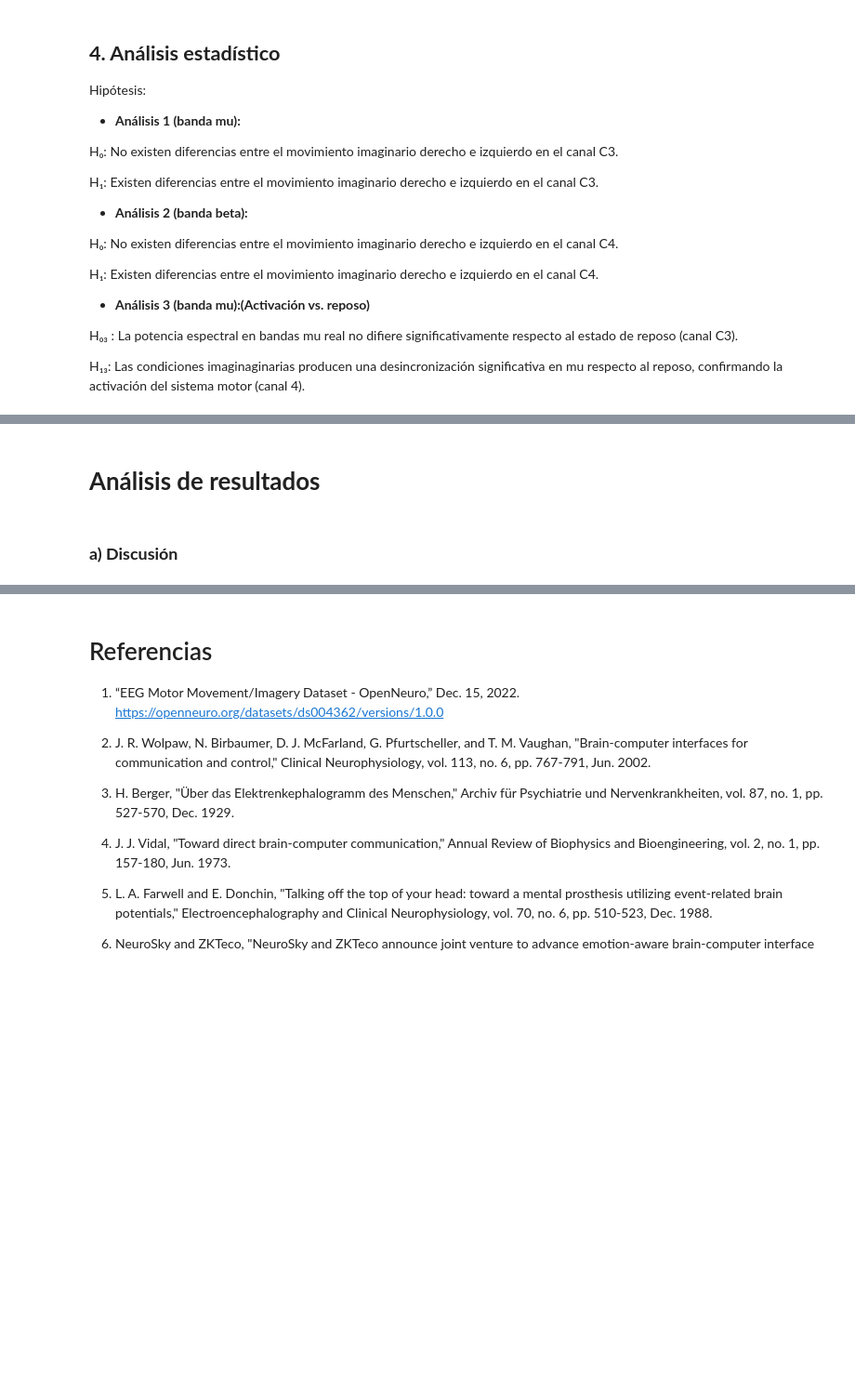
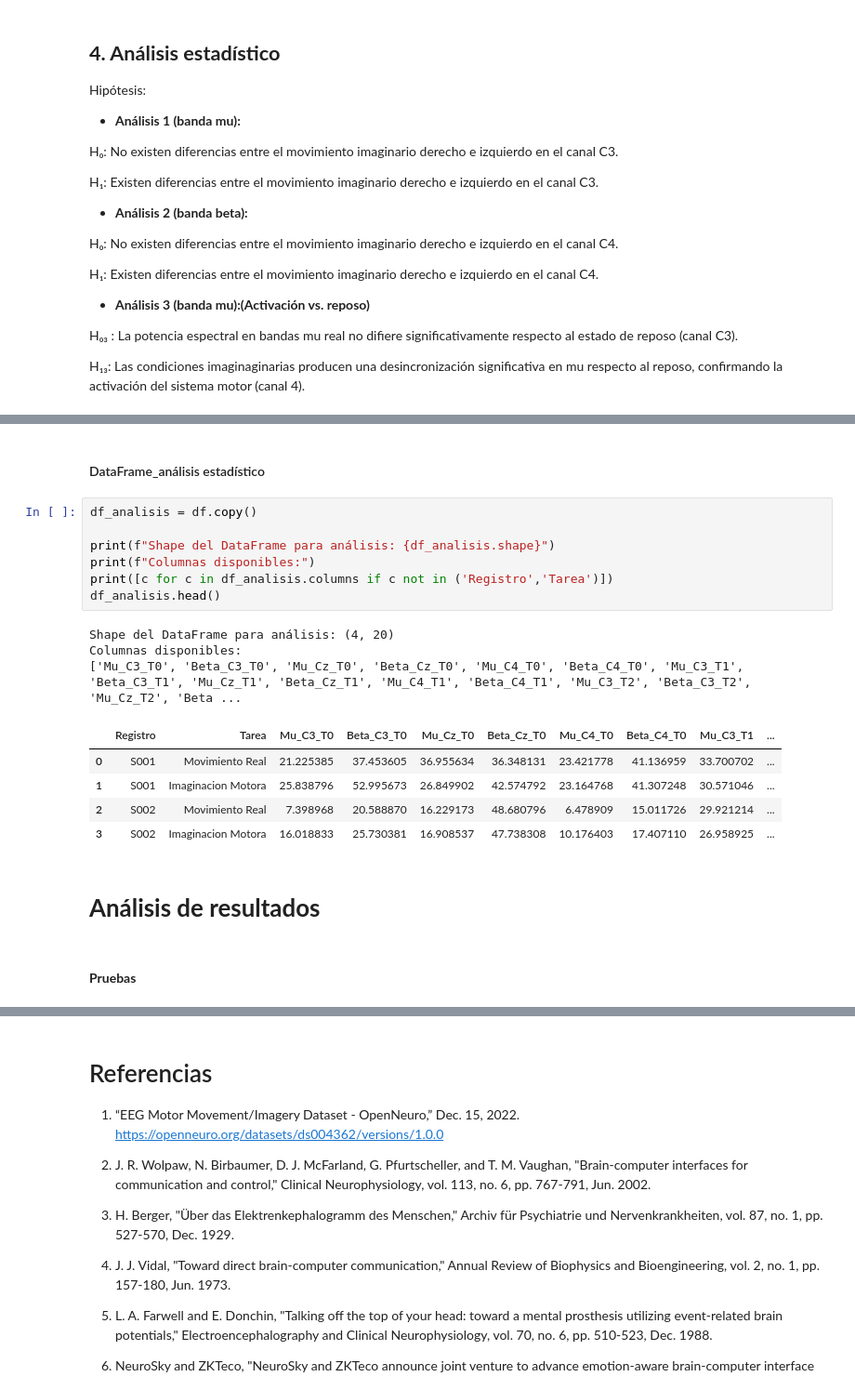
Before and after one commit to CamilaMontiel2510/PROYECTO_EEG_BCI_1, a Jupyter notebook: PROYECTO_1_BCI.ipynb, the cells around one changed output, grey strips where cells are left out. Shown at 93% size. Cells and saved outputs as stored; diff of their text form; blank space fills up the shorter version.

```diff
--- a/PROYECTO_1_BCI.ipynb
+++ b/PROYECTO_1_BCI.ipynb
@@ -1511,4 +1645,23 @@ H₁₃: Las condiciones imaginaginarias producen una desincronización signific
+# %% [markdown]
+#### DataFrame_análisis estadístico
+# %%
+df_analisis = df.copy()
+
+print(f"Shape del DataFrame para análisis: {df_analisis.shape}")
+print(f"Columnas disponibles:")
+print([c for c in df_analisis.columns if c not in ('Registro','Tarea')])
+df_analisis.head()
+# %% [output]
+Shape del DataFrame para análisis: (4, 20)
+Columnas disponibles:
+['Mu_C3_T0', 'Beta_C3_T0', 'Mu_Cz_T0', 'Beta_Cz_T0', 'Mu_C4_T0', 'Beta_C4_T0', 'Mu_C3_T1', 'Beta_C3_T1', 'Mu_Cz_T1', 'Beta_Cz_T1', 'Mu_C4_T1', 'Beta_C4_T1', 'Mu_C3_T2', 'Beta_C3_T2', 'Mu_Cz_T2', 'Beta ...
+|  | Registro | Tarea | Mu_C3_T0 | Beta_C3_T0 | Mu_Cz_T0 | Beta_Cz_T0 | Mu_C4_T0 | Beta_C4_T0 | Mu_C3_T1 | ... |
+| 0 | S001 | Movimiento Real | 21.225385 | 37.453605 | 36.955634 | 36.348131 | 23.421778 | 41.136959 | 33.700702 | ... |
+| 1 | S001 | Imaginacion Motora | 25.838796 | 52.995673 | 26.849902 | 42.574792 | 23.164768 | 41.307248 | 30.571046 | ... |
+| 2 | S002 | Movimiento Real | 7.398968 | 20.588870 | 16.229173 | 48.680796 | 6.478909 | 15.011726 | 29.921214 | ... |
+| 3 | S002 | Imaginacion Motora | 16.018833 | 25.730381 | 16.908537 | 47.738308 | 10.176403 | 17.407110 | 26.958925 | ... |
 # %% [markdown]
 # **Análisis de resultados**
 # %% [markdown]
-###  **a) Discusión**
+
+####  **Pruebas**
```
Also changed, not shown: parts of 16 cells of this notebook.
